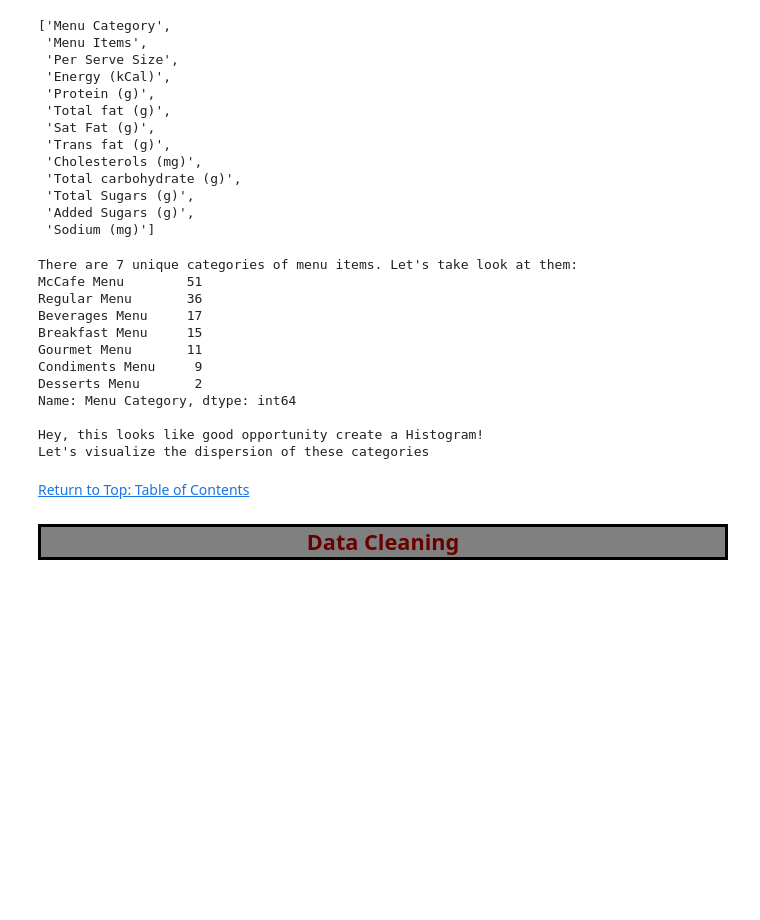
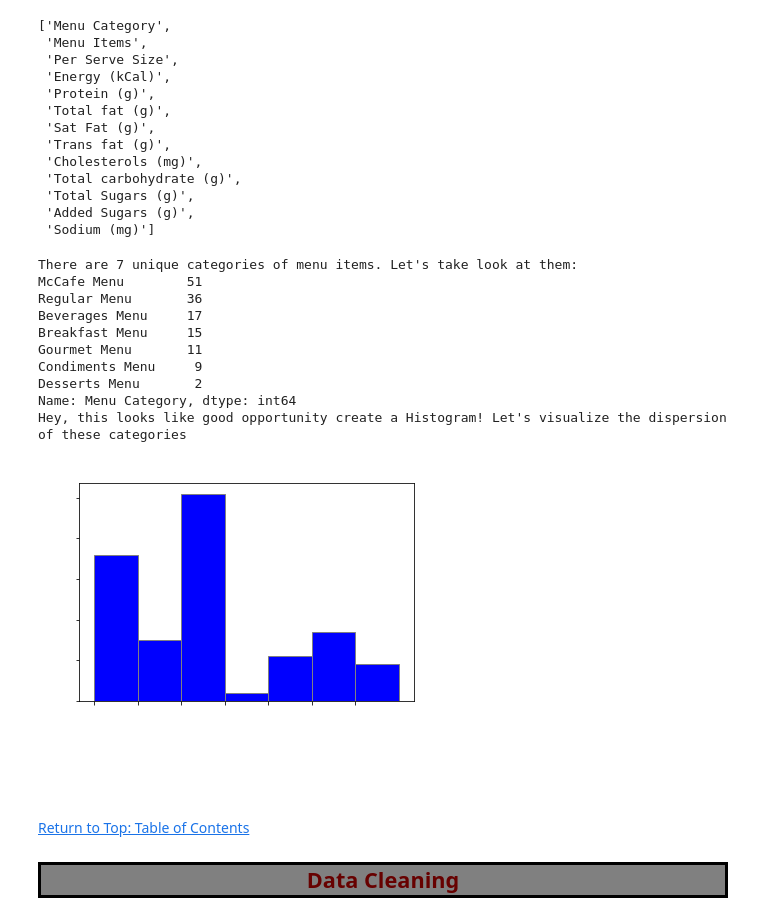
Before and after one commit to Frankenmiller/jupyter-final-data-project, a Jupyter notebook: final_python_project/notebook.ipynb, the cells around one changed output. Drawn from its saved outputs; the diff is of its cells as text; code cells hidden in the pictures; blank space fills up the shorter version.

Commit message:
Update notebook.ipynb
Got histogram displaying finally, and then pivoted values to display nicely

```diff
--- a/final_python_project/notebook.ipynb
+++ b/final_python_project/notebook.ipynb
@@ -84,28 +84,30 @@ While we're at it let's go ahead take look at our column headers as a list
 # %%
 num_unique_cats = dataframe["Menu Category"].nunique()
 print("There are", num_unique_cats,"unique categories of menu items. Let's take look at them:")
-print(dataframe["Menu Category"].value_counts())
-print()
-print("Hey, this looks like good opportunity create a Histogram!")
-print("Let's visualize the dispersion of these categories")
-print()
 menu_cat_values = (dataframe["Menu Category"].value_counts())
-## dataframe.plot.hist(menu_cat_values.astype(int))
-## dataframe.plot.hist(num_unique_cats)
-## print(menu_cat_values)
+print(menu_cat_values)
+print("Hey, this looks like good opportunity create a Histogram! Let's visualize the dispersion of these categories")
+bins=[0,1,2,3,4,5,6,7]
+plt.hist(dataframe['Menu Category'], bins=bins, facecolor='blue', edgecolor='gray', rwidth=1, align='mid')
+## plt.tight_layout()
+plt.title("Dispersion of Menu Categories", fontweight ="bold", color ="white")
+plt.xlabel("Number menu items in category", fontweight ="bold", color ="white")
+plt.ylabel("Menu Categories", fontweight ="bold", color ="white")
+plt.xticks(color ="white", rotation = 45)
+plt.yticks(fontsize= 10, color ="white")
+plt.show()
 # %% [output]
 There are 7 unique categories of menu items. Let's take look at them:
 McCafe Menu        51
 Regular Menu       36
 Beverages Menu     17
 Breakfast Menu     15
 Gourmet Menu       11
 Condiments Menu     9
 Desserts Menu       2
 Name: Menu Category, dtype: int64
-
-Hey, this looks like good opportunity create a Histogram!
-Let's visualize the dispersion of these categories
+Hey, this looks like good opportunity create a Histogram! Let's visualize the dispersion of these categories
+[figure, added]
 # %% [markdown]
 [Return to Top: Table of Contents](#table_contents)
 <a class="anchor" id="section3"></a>
```
Also changed, not shown: parts of 6 cells of this notebook.
